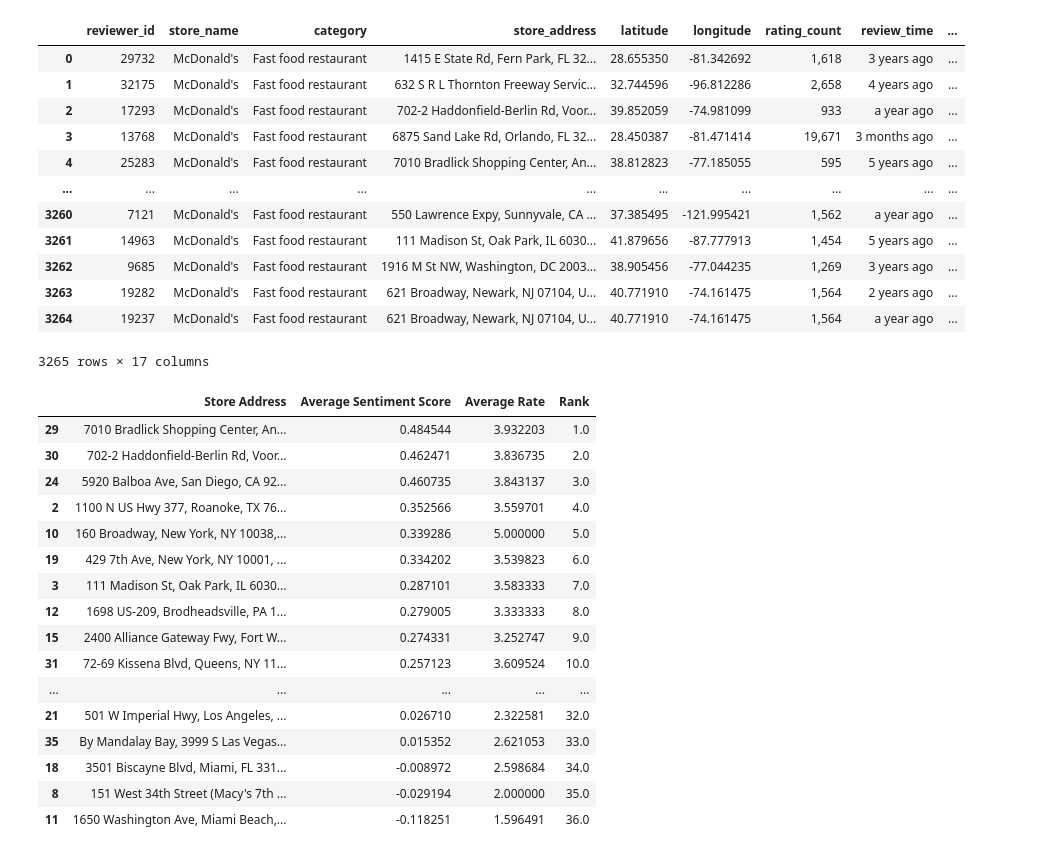
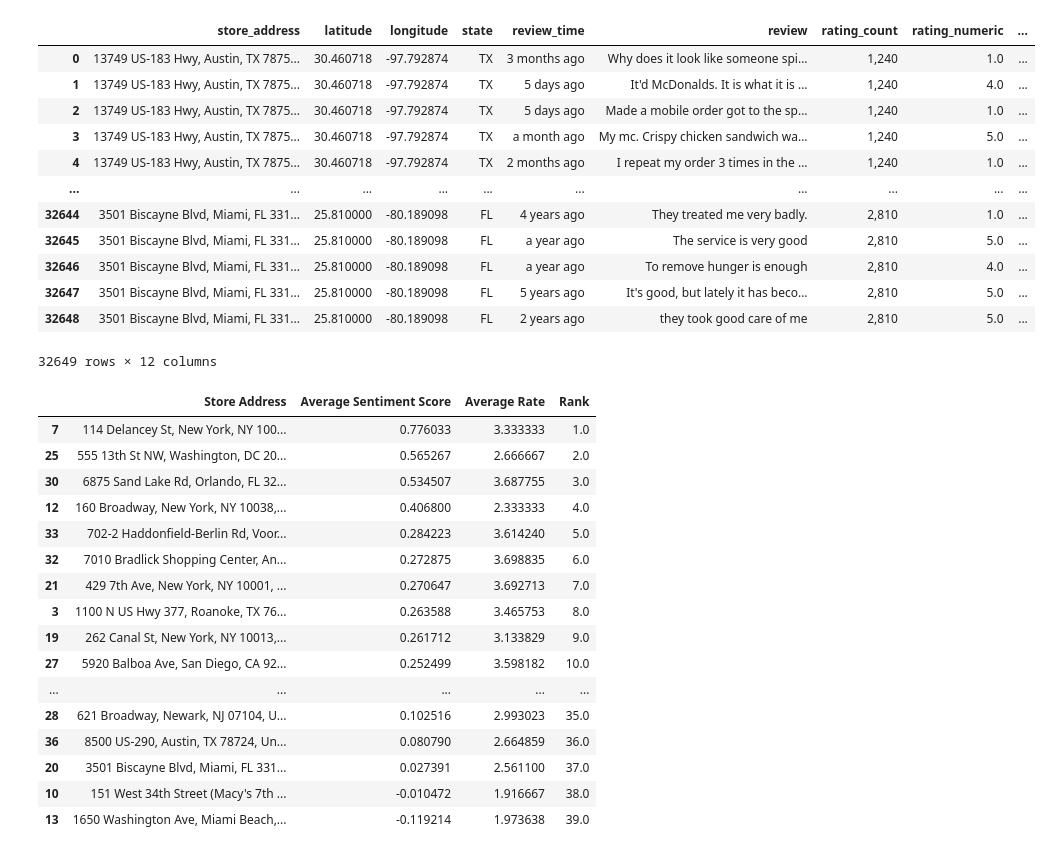
Before and after one commit to TeachFakerPlayingMid/McDonald-s_Store_Reviews_Analytics_INSY669_Final_Project, a Jupyter notebook: sentiment visualization.ipynb, the cells around one changed output. Drawn from its saved outputs; the diff is of its cells as text; code cells hidden in the pictures.

```diff
--- a/sentiment visualization.ipynb
+++ b/sentiment visualization.ipynb
@@ -26,35 +26,35 @@ def save_fig(fig_id, tight_layout=True, fig_extension="png", resolution=300):
         plt.tight_layout()
     plt.savefig(path, format=fig_extension, dpi=resolution)
 # %%
-data = load_data("McDonald_s_Reviews_Cleaned_Classified_Sentiment.csv")
+data = load_data("McDonald_s_sentiment_final.csv")
 data
 # %% [output]
-|  | reviewer_id | store_name | category | store_address | latitude | longitude | rating_count | review_time | ... |
-| 0 | 29732 | McDonald's | Fast food restaurant | 1415 E State Rd, Fern Park, FL 32... | 28.655350 | -81.342692 | 1,618 | 3 years ago | ... |
-| 1 | 32175 | McDonald's | Fast food restaurant | 632 S R L Thornton Freeway Servic... | 32.744596 | -96.812286 | 2,658 | 4 years ago | ... |
-| 2 | 17293 | McDonald's | Fast food restaurant | 702-2 Haddonfield-Berlin Rd, Voor... | 39.852059 | -74.981099 | 933 | a year ago | ... |
-| 3 | 13768 | McDonald's | Fast food restaurant | 6875 Sand Lake Rd, Orlando, FL 32... | 28.450387 | -81.471414 | 19,671 | 3 months ago | ... |
-| 4 | 25283 | McDonald's | Fast food restaurant | 7010 Bradlick Shopping Center, An... | 38.812823 | -77.185055 | 595 | 5 years ago | ... |
+|  | store_address | latitude | longitude | state | review_time | review | rating_count | rating_numeric | ... |
+| 0 | 13749 US-183 Hwy, Austin, TX 7875... | 30.460718 | -97.792874 | TX | 3 months ago | Why does it look like someone spi... | 1,240 | 1.0 | ... |
+| 1 | 13749 US-183 Hwy, Austin, TX 7875... | 30.460718 | -97.792874 | TX | 5 days ago | It'd McDonalds. It is what it is ... | 1,240 | 4.0 | ... |
+| 2 | 13749 US-183 Hwy, Austin, TX 7875... | 30.460718 | -97.792874 | TX | 5 days ago | Made a mobile order got to the sp... | 1,240 | 1.0 | ... |
+| 3 | 13749 US-183 Hwy, Austin, TX 7875... | 30.460718 | -97.792874 | TX | a month ago | My mc. Crispy chicken sandwich wa... | 1,240 | 5.0 | ... |
+| 4 | 13749 US-183 Hwy, Austin, TX 7875... | 30.460718 | -97.792874 | TX | 2 months ago | I repeat my order 3 times in the ... | 1,240 | 1.0 | ... |
 | ... | ... | ... | ... | ... | ... | ... | ... | ... | ... |
-| 3260 | 7121 | McDonald's | Fast food restaurant | 550 Lawrence Expy, Sunnyvale, CA ... | 37.385495 | -121.995421 | 1,562 | a year ago | ... |
-| 3261 | 14963 | McDonald's | Fast food restaurant | 111 Madison St, Oak Park, IL 6030... | 41.879656 | -87.777913 | 1,454 | 5 years ago | ... |
-| 3262 | 9685 | McDonald's | Fast food restaurant | 1916 M St NW, Washington, DC 2003... | 38.905456 | -77.044235 | 1,269 | 3 years ago | ... |
-| 3263 | 19282 | McDonald's | Fast food restaurant | 621 Broadway, Newark, NJ 07104, U... | 40.771910 | -74.161475 | 1,564 | 2 years ago | ... |
-| 3264 | 19237 | McDonald's | Fast food restaurant | 621 Broadway, Newark, NJ 07104, U... | 40.771910 | -74.161475 | 1,564 | a year ago | ... |
+| 32644 | 3501 Biscayne Blvd, Miami, FL 331... | 25.810000 | -80.189098 | FL | 4 years ago | They treated me very badly. | 2,810 | 1.0 | ... |
+| 32645 | 3501 Biscayne Blvd, Miami, FL 331... | 25.810000 | -80.189098 | FL | a year ago | The service is very good | 2,810 | 5.0 | ... |
+| 32646 | 3501 Biscayne Blvd, Miami, FL 331... | 25.810000 | -80.189098 | FL | a year ago | To remove hunger is enough | 2,810 | 4.0 | ... |
+| 32647 | 3501 Biscayne Blvd, Miami, FL 331... | 25.810000 | -80.189098 | FL | 5 years ago | It's good, but lately it has beco... | 2,810 | 5.0 | ... |
+| 32648 | 3501 Biscayne Blvd, Miami, FL 331... | 25.810000 | -80.189098 | FL | 2 years ago | they took good care of me | 2,810 | 5.0 | ... |
-3265 rows × 17 columns
+32649 rows × 12 columns
 # %%
 # Assuming 'store_address' is a column in your dataset
 grouped = data.groupby('store_address', as_index=False)  # Keep 'store_address' as a column
 
 # Calculate averages
-average_scores = grouped['Sentiment'].mean()
-average_rates = grouped['rating_numerical'].mean()
+average_scores = grouped['compound_score'].mean()
+average_rates = grouped['rating_numeric'].mean()
 
 # Combine averages into a new DataFrame
 averages_df = pd.DataFrame({
     'Store Address': average_scores['store_address'],  # Directly use 'store_address' from the grouped object
-    'Average Sentiment Score': average_scores['Sentiment'],
-    'Average Rate': average_rates['rating_numerical']
+    'Average Sentiment Score': average_scores['compound_score'],
+    'Average Rate': average_rates['rating_numeric']
 })
 
 # Rank the stores by 'Average Sentiment Score' and add a 'Rank' column
@@ -67,22 +67,22 @@ averages_df = averages_df.sort_values(by='Rank')
 averages_df
 # %% [output]
 |  | Store Address | Average Sentiment Score | Average Rate | Rank |
-| 29 | 7010 Bradlick Shopping Center, An... | 0.484544 | 3.932203 | 1.0 |
-| 30 | 702-2 Haddonfield-Berlin Rd, Voor... | 0.462471 | 3.836735 | 2.0 |
-| 24 | 5920 Balboa Ave, San Diego, CA 92... | 0.460735 | 3.843137 | 3.0 |
-| 2 | 1100 N US Hwy 377, Roanoke, TX 76... | 0.352566 | 3.559701 | 4.0 |
-| 10 | 160 Broadway, New York, NY 10038,... | 0.339286 | 5.000000 | 5.0 |
-| 19 | 429 7th Ave, New York, NY 10001, ... | 0.334202 | 3.539823 | 6.0 |
-| 3 | 111 Madison St, Oak Park, IL 6030... | 0.287101 | 3.583333 | 7.0 |
-| 12 | 1698 US-209, Brodheadsville, PA 1... | 0.279005 | 3.333333 | 8.0 |
-| 15 | 2400 Alliance Gateway Fwy, Fort W... | 0.274331 | 3.252747 | 9.0 |
-| 31 | 72-69 Kissena Blvd, Queens, NY 11... | 0.257123 | 3.609524 | 10.0 |
+| 7 | 114 Delancey St, New York, NY 100... | 0.776033 | 3.333333 | 1.0 |
+| 25 | 555 13th St NW, Washington, DC 20... | 0.565267 | 2.666667 | 2.0 |
+| 30 | 6875 Sand Lake Rd, Orlando, FL 32... | 0.534507 | 3.687755 | 3.0 |
+| 12 | 160 Broadway, New York, NY 10038,... | 0.406800 | 2.333333 | 4.0 |
+| 33 | 702-2 Haddonfield-Berlin Rd, Voor... | 0.284223 | 3.614240 | 5.0 |
+| 32 | 7010 Bradlick Shopping Center, An... | 0.272875 | 3.698835 | 6.0 |
+| 21 | 429 7th Ave, New York, NY 10001, ... | 0.270647 | 3.692713 | 7.0 |
+| 3 | 1100 N US Hwy 377, Roanoke, TX 76... | 0.263588 | 3.465753 | 8.0 |
+| 19 | 262 Canal St, New York, NY 10013,... | 0.261712 | 3.133829 | 9.0 |
+| 27 | 5920 Balboa Ave, San Diego, CA 92... | 0.252499 | 3.598182 | 10.0 |
 | ... | ... | ... | ... | ... |
-| 21 | 501 W Imperial Hwy, Los Angeles, ... | 0.026710 | 2.322581 | 32.0 |
-| 35 | By Mandalay Bay, 3999 S Las Vegas... | 0.015352 | 2.621053 | 33.0 |
-| 18 | 3501 Biscayne Blvd, Miami, FL 331... | -0.008972 | 2.598684 | 34.0 |
-| 8 | 151 West 34th Street (Macy's 7th ... | -0.029194 | 2.000000 | 35.0 |
-| 11 | 1650 Washington Ave, Miami Beach,... | -0.118251 | 1.596491 | 36.0 |
+| 28 | 621 Broadway, Newark, NJ 07104, U... | 0.102516 | 2.993023 | 35.0 |
+| 36 | 8500 US-290, Austin, TX 78724, Un... | 0.080790 | 2.664859 | 36.0 |
+| 20 | 3501 Biscayne Blvd, Miami, FL 331... | 0.027391 | 2.561100 | 37.0 |
+| 10 | 151 West 34th Street (Macy's 7th ... | -0.010472 | 1.916667 | 38.0 |
+| 13 | 1650 Washington Ave, Miami Beach,... | -0.119214 | 1.973638 | 39.0 |
 # %%
 # Export to CSV
 save_data(averages_df, "McDonald_s_Reviews_Averages.csv")
```
Also changed, not shown: parts of 7 cells of this notebook.
